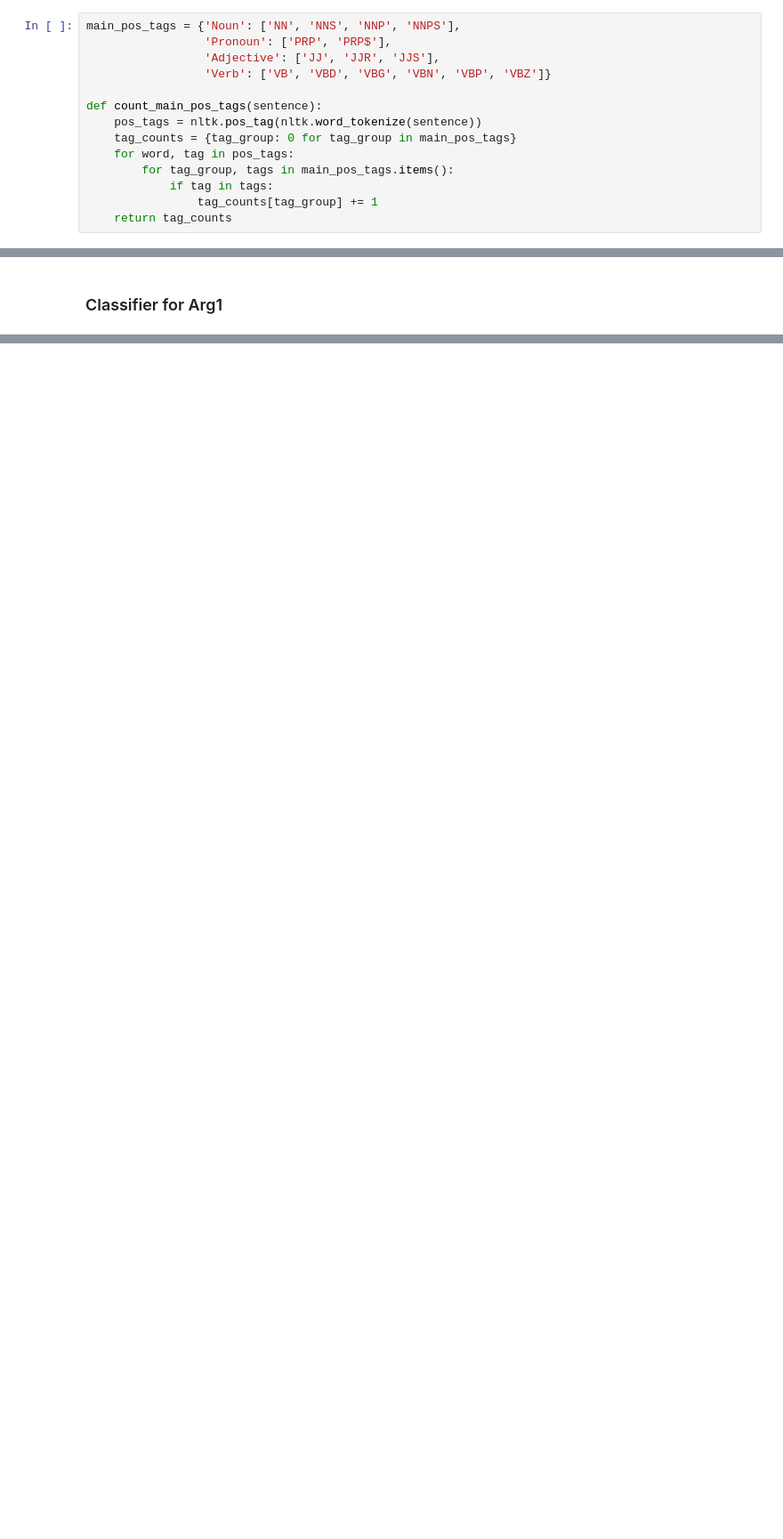
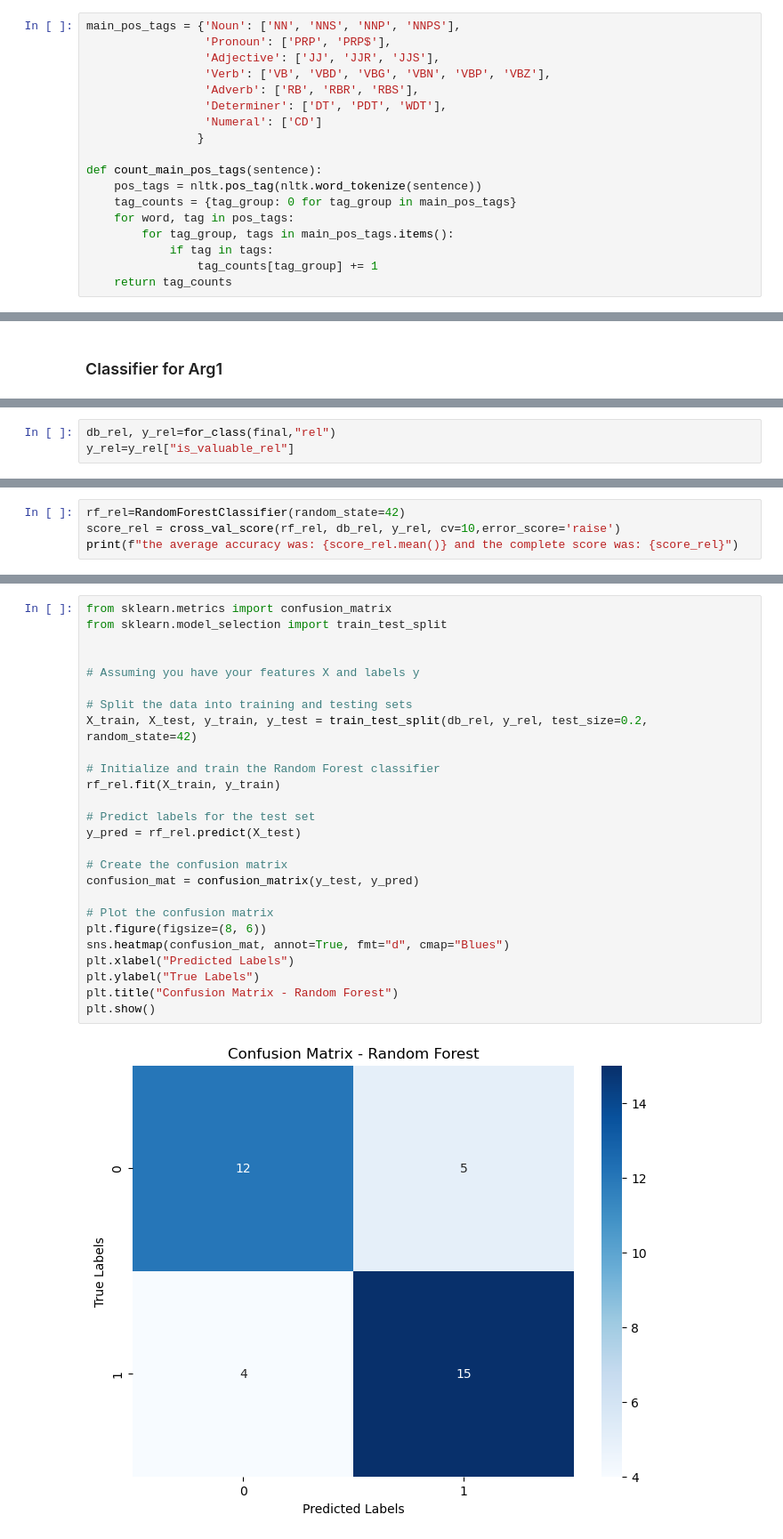
Before and after one commit to Riclaw/CMAP-Generator, a Jupyter notebook: classifier.ipynb, the cells around one changed output, grey strips where cells are left out. Shown at 89% size. Drawn from its saved outputs; the diff is of its cells as text; blank space fills up the shorter version.

```diff
--- a/classifier.ipynb
+++ b/classifier.ipynb
@@ -137,7 +139,11 @@ plt.show()
 main_pos_tags = {'Noun': ['NN', 'NNS', 'NNP', 'NNPS'],
                  'Pronoun': ['PRP', 'PRP$'],
                  'Adjective': ['JJ', 'JJR', 'JJS'],
-                 'Verb': ['VB', 'VBD', 'VBG', 'VBN', 'VBP', 'VBZ']}
+                 'Verb': ['VB', 'VBD', 'VBG', 'VBN', 'VBP', 'VBZ'],
+                 'Adverb': ['RB', 'RBR', 'RBS'],
+                 'Determiner': ['DT', 'PDT', 'WDT'],
+                 'Numeral': ['CD']
+                }
 
 def count_main_pos_tags(sentence):
     pos_tags = nltk.pos_tag(nltk.word_tokenize(sentence))
@@ -224,0 +287,3 @@ ex
+# %%
+db_rel, y_rel=for_class(final,"rel")
+y_rel=y_rel["is_valuable_rel"]
@@ -224,0 +301,4 @@ ex
+# %%
+rf_rel=RandomForestClassifier(random_state=42)
+score_rel = cross_val_score(rf_rel, db_rel, y_rel, cv=10,error_score='raise')
+print(f"the average accuracy was: {score_rel.mean()} and the complete score was: {score_rel}")
@@ -224,0 +308,28 @@ ex
+# %%
+from sklearn.metrics import confusion_matrix
+from sklearn.model_selection import train_test_split
+
+
+# Assuming you have your features X and labels y
+
+# Split the data into training and testing sets
+X_train, X_test, y_train, y_test = train_test_split(db_rel, y_rel, test_size=0.2, random_state=42)
+
+# Initialize and train the Random Forest classifier
+rf_rel.fit(X_train, y_train)
+
+# Predict labels for the test set
+y_pred = rf_rel.predict(X_test)
+
+# Create the confusion matrix
+confusion_mat = confusion_matrix(y_test, y_pred)
+
+# Plot the confusion matrix
+plt.figure(figsize=(8, 6))
+sns.heatmap(confusion_mat, annot=True, fmt="d", cmap="Blues")
+plt.xlabel("Predicted Labels")
+plt.ylabel("True Labels")
+plt.title("Confusion Matrix - Random Forest")
+plt.show()
+# %% [output]
+[figure, added]
```
Also changed, not shown: parts of 17 cells of this notebook, 3 other files.
